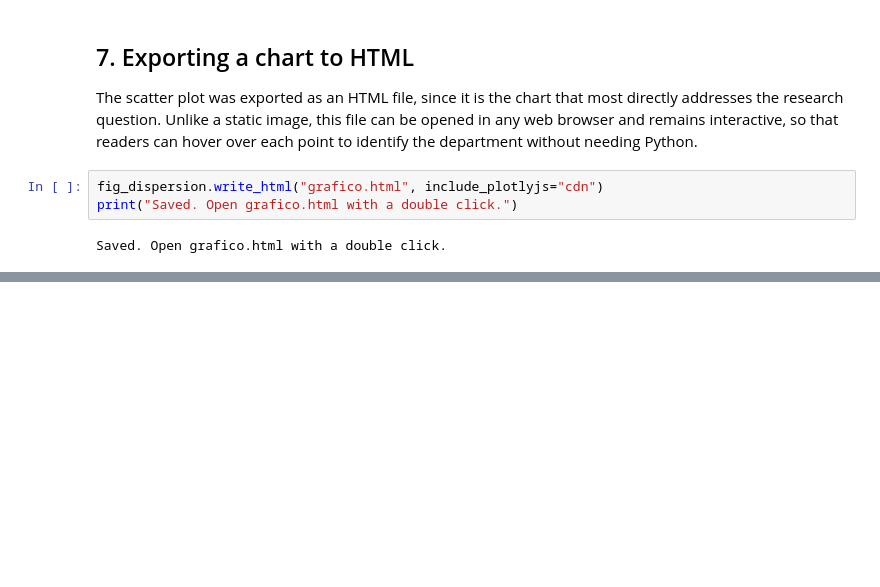
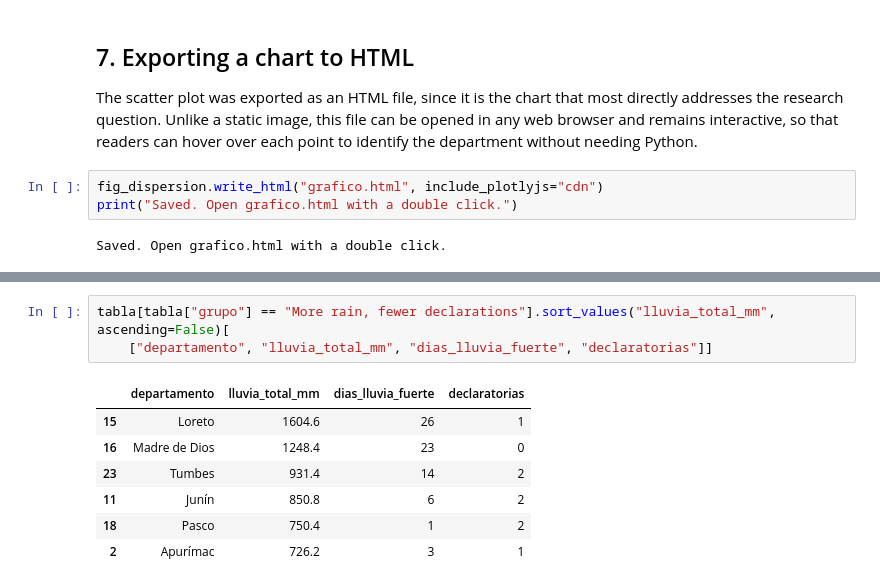
Before and after one commit to rodnm/Python-G2, a Jupyter notebook: assignment_3/01_visualizacion.ipynb, the cells around one changed output, grey strips where cells are left out. Drawn from its saved outputs; the diff is of its cells as text; blank space fills up the shorter version.

```diff
--- a/assignment_3/01_visualizacion.ipynb
+++ b/assignment_3/01_visualizacion.ipynb
@@ -217,0 +289,11 @@ Saved. Open grafico.html with a double click.
+# %%
+tabla[tabla["grupo"] == "More rain, fewer declarations"].sort_values("lluvia_total_mm", ascending=False)[
+    ["departamento", "lluvia_total_mm", "dias_lluvia_fuerte", "declaratorias"]]
+# %% [output]
+|  | departamento | lluvia_total_mm | dias_lluvia_fuerte | declaratorias |
+| 15 | Loreto | 1604.6 | 26 | 1 |
+| 16 | Madre de Dios | 1248.4 | 23 | 0 |
+| 23 | Tumbes | 931.4 | 14 | 2 |
+| 11 | Junín | 850.8 | 6 | 2 |
+| 18 | Pasco | 750.4 | 1 | 2 |
+| 2 | Apurímac | 726.2 | 3 | 1 |
```
Also changed, not shown: parts of 3 cells of this notebook.
